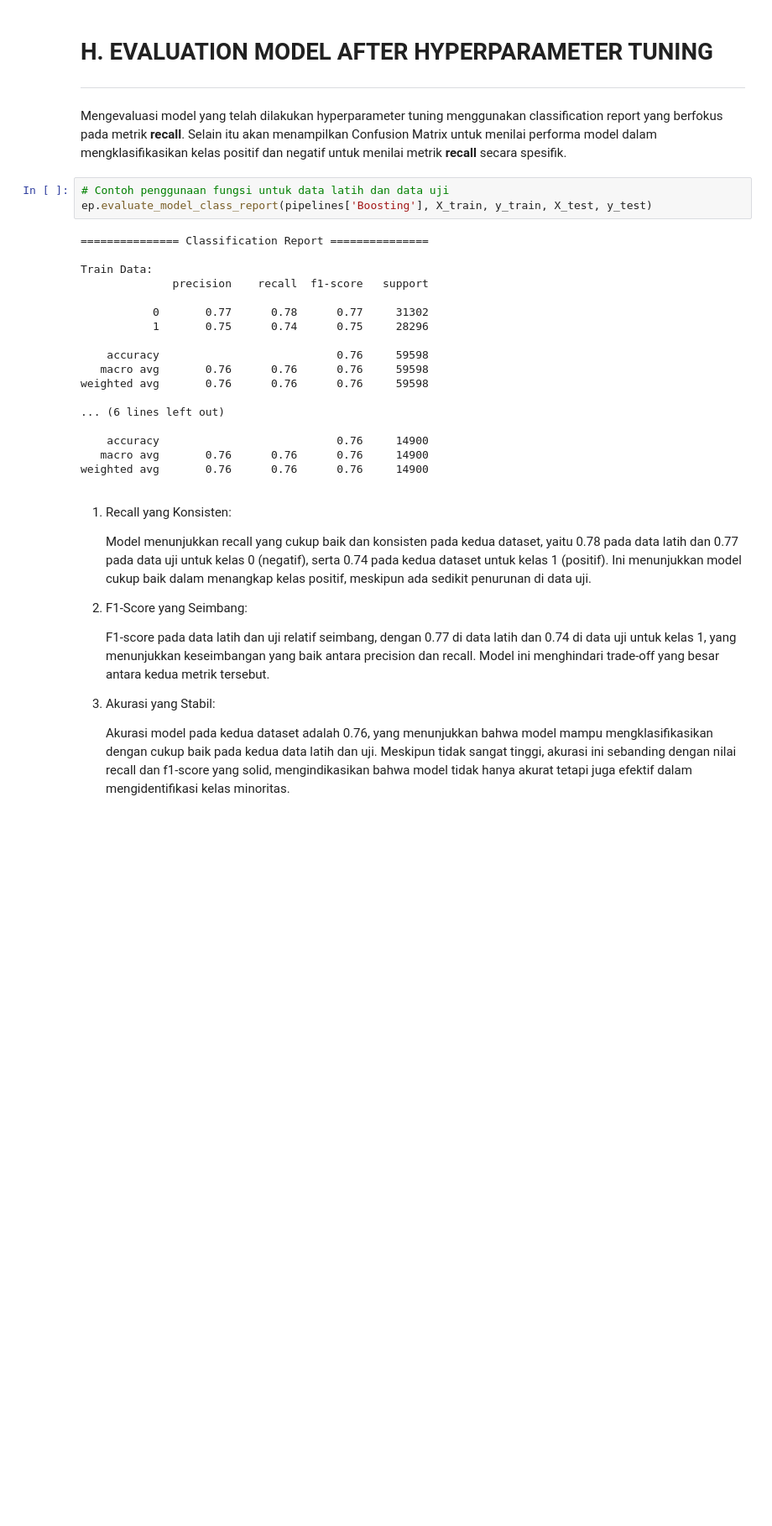
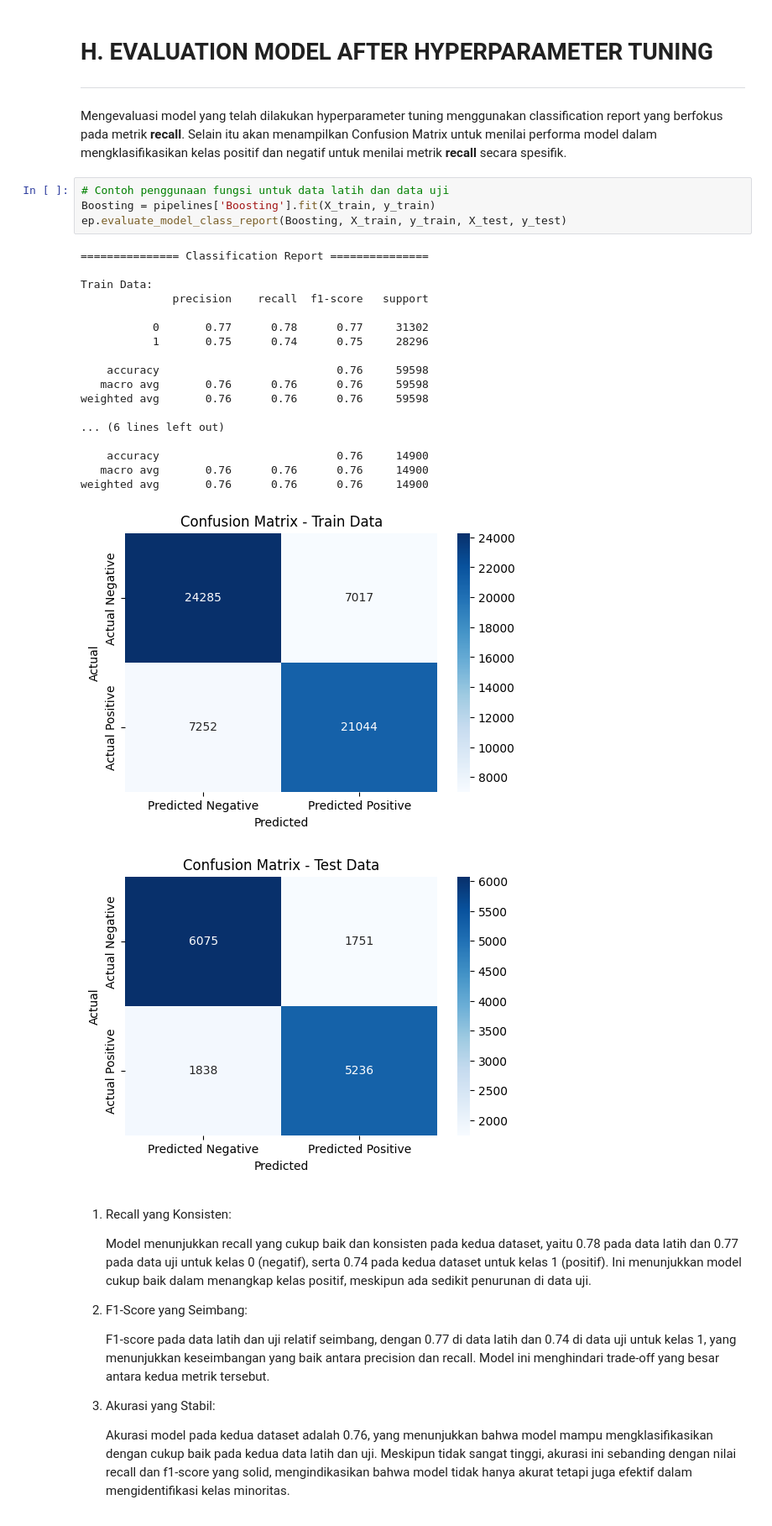
Before and after one commit to rafisiregar/Employee-Churn-Prediction, a Jupyter notebook: P1M2_rafi_siregar.ipynb, the cells around one changed output. Shown: that part at 84% size. Cells and saved outputs as stored; diff of their text form; blank space fills up the shorter version.

```diff
--- a/P1M2_rafi_siregar.ipynb
+++ b/P1M2_rafi_siregar.ipynb
@@ -896,25 +957,28 @@ ___
 Mengevaluasi model yang telah dilakukan hyperparameter tuning menggunakan classification report yang berfokus pada metrik **recall**. Selain itu akan menampilkan Confusion Matrix untuk menilai performa model dalam mengklasifikasikan kelas positif dan negatif untuk menilai metrik **recall** secara spesifik.
 # %%
 # Contoh penggunaan fungsi untuk data latih dan data uji
-ep.evaluate_model_class_report(pipelines['Boosting'], X_train, y_train, X_test, y_test)
+Boosting = pipelines['Boosting'].fit(X_train, y_train)
+ep.evaluate_model_class_report(Boosting, X_train, y_train, X_test, y_test)
 # %% [output]
 =============== Classification Report ===============
 
 Train Data:
               precision    recall  f1-score   support
 
            0       0.77      0.78      0.77     31302
            1       0.75      0.74      0.75     28296
 
     accuracy                           0.76     59598
    macro avg       0.76      0.76      0.76     59598
 weighted avg       0.76      0.76      0.76     59598
 
 ... (6 lines left out)
 
     accuracy                           0.76     14900
    macro avg       0.76      0.76      0.76     14900
 weighted avg       0.76      0.76      0.76     14900
+[figure, added]
+[figure, added]
 # %% [markdown]
 1. Recall yang Konsisten:
 
```
Also changed, not shown: parts of 12 cells of this notebook, 2 other files.
